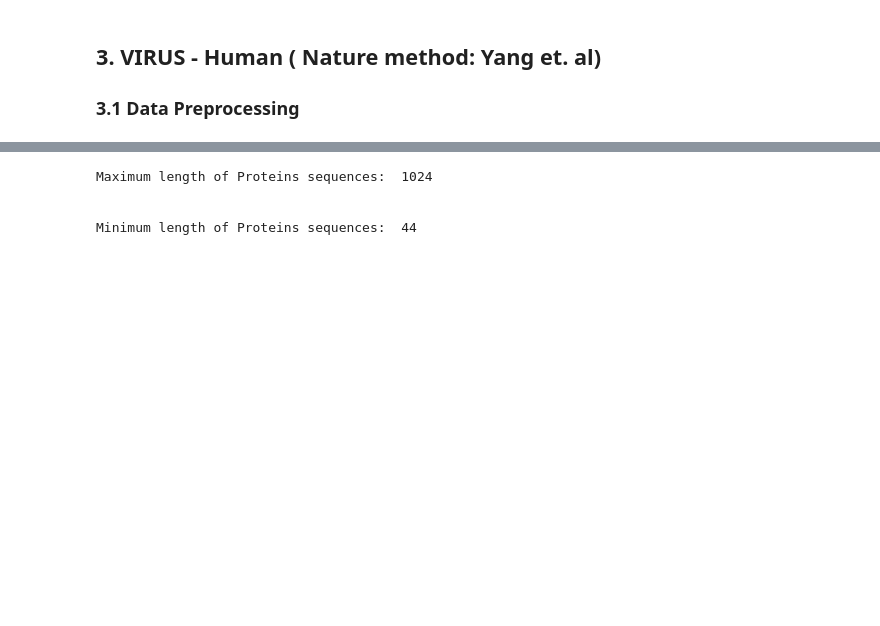
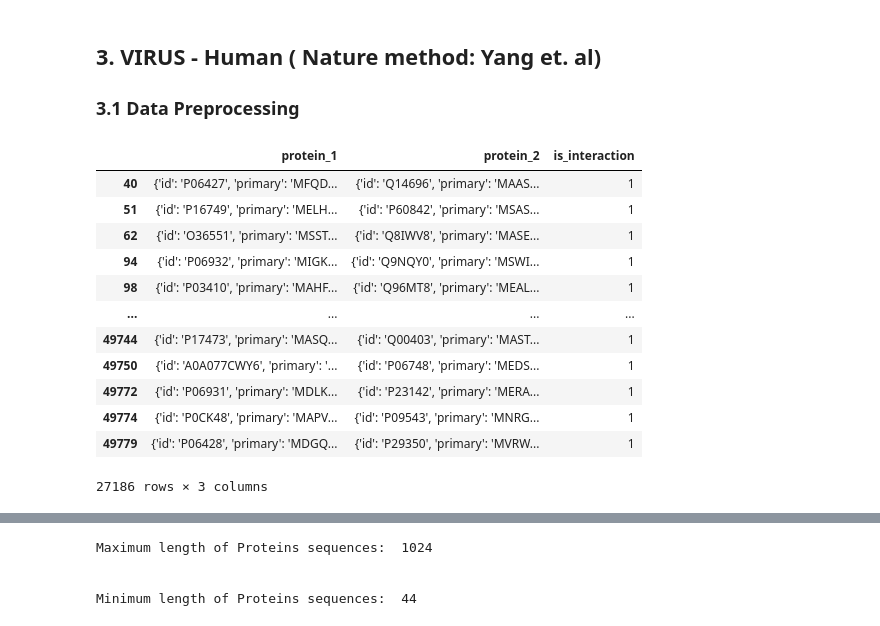
Before and after one commit to danish2562022/PPI_prediction, a Jupyter notebook: jupyter_notebooks_utils/Transfer Learning for predicting virus-host protein interactions for novel virus sequences.ipynb, the cells around one changed output, grey strips where cells are left out. Cells and saved outputs as stored; diff of their text form; code cells hidden in the pictures; blank space fills up the shorter version.

```diff
--- a/jupyter_notebooks_utils/Transfer Learning for predicting virus-host protein interactions for novel virus sequences.ipynb
+++ b/jupyter_notebooks_utils/Transfer Learning for predicting virus-host protein interactions for novel virus sequences.ipynb
@@ -164,8 +178,22 @@ data_3_1 = data_3_1[data_3_1.is_interaction == 1]
 # %%
 df = [data_3,data_3_1]
 data_3 = pd.concat(df)
 # data_3.drop_duplicates(subset=None, keep='first', inplace=True, ignore_index=True)
-# data_3
+data_3
+# %% [output]
+|  | protein_1 | protein_2 | is_interaction |
+| 40 | {'id': 'P06427', 'primary': 'MFQD... | {'id': 'Q14696', 'primary': 'MAAS... | 1 |
+| 51 | {'id': 'P16749', 'primary': 'MELH... | {'id': 'P60842', 'primary': 'MSAS... | 1 |
+| 62 | {'id': 'O36551', 'primary': 'MSST... | {'id': 'Q8IWV8', 'primary': 'MASE... | 1 |
+| 94 | {'id': 'P06932', 'primary': 'MIGK... | {'id': 'Q9NQY0', 'primary': 'MSWI... | 1 |
+| 98 | {'id': 'P03410', 'primary': 'MAHF... | {'id': 'Q96MT8', 'primary': 'MEAL... | 1 |
+| ... | ... | ... | ... |
+| 49744 | {'id': 'P17473', 'primary': 'MASQ... | {'id': 'Q00403', 'primary': 'MAST... | 1 |
+| 49750 | {'id': 'A0A077CWY6', 'primary': '... | {'id': 'P06748', 'primary': 'MEDS... | 1 |
+| 49772 | {'id': 'P06931', 'primary': 'MDLK... | {'id': 'P23142', 'primary': 'MERA... | 1 |
+| 49774 | {'id': 'P0CK48', 'primary': 'MAPV... | {'id': 'P09543', 'primary': 'MNRG... | 1 |
+| 49779 | {'id': 'P06428', 'primary': 'MDGQ... | {'id': 'P29350', 'primary': 'MVRW... | 1 |
+27186 rows × 3 columns
 # %%
 HUMAN = []
 VIRUS = []
```
Also changed, not shown: parts of 10 cells of this notebook, 2 other files.
